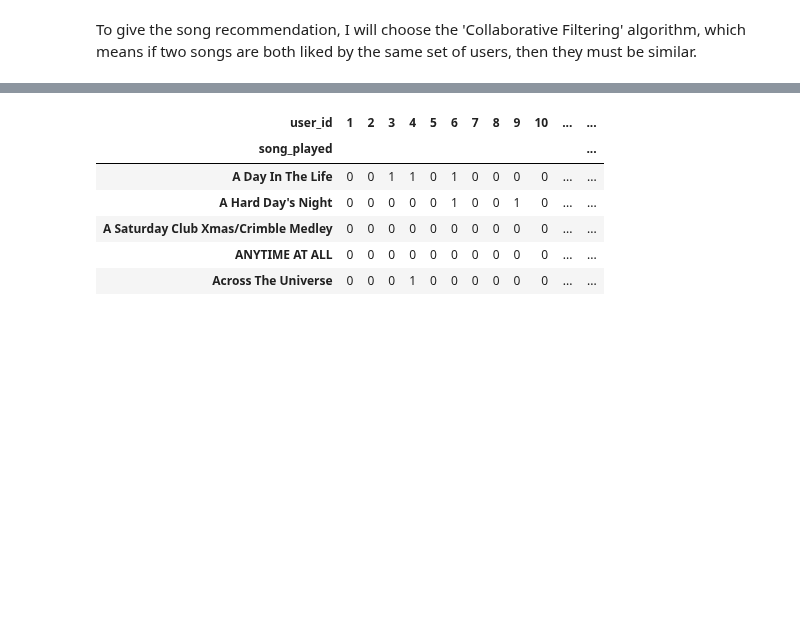
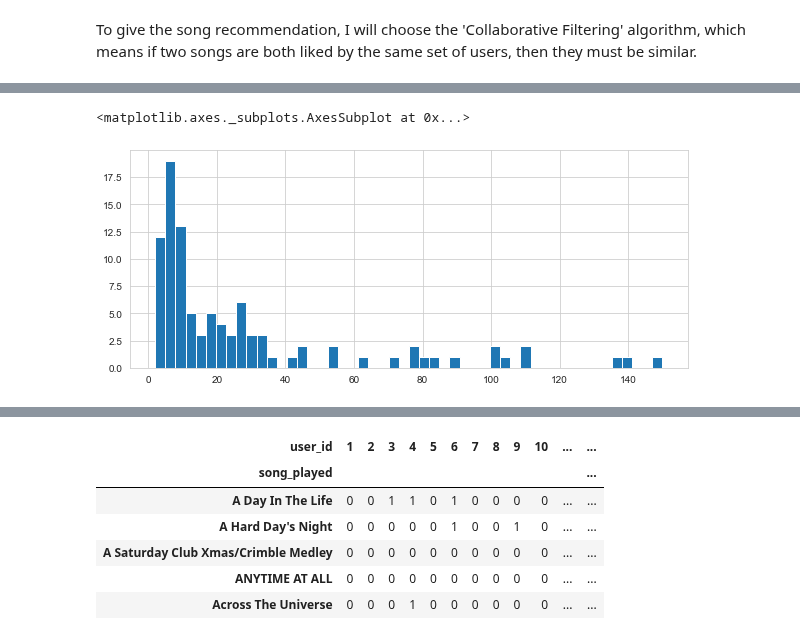
Before and after one commit to Aliciaworld/DS-TakeHomeChallenges, a Jupyter notebook: 08. Song Challenge.ipynb, the cells around one changed output, grey strips where cells are left out. Cells and saved outputs as stored; diff of their text form; code cells hidden in the pictures; blank space fills up the shorter version.

```diff
--- a/08. Song Challenge.ipynb
+++ b/08. Song Challenge.ipynb
@@ -204,0 +265,6 @@ To give the song recommendation, I will choose the 'Collaborative Filtering' alg
+# %%
+plt.figure(figsize=(10,4))
+count['count of people'].hist(bins=50)
+# %% [output]
+<matplotlib.axes._subplots.AxesSubplot at 0x...>
+[figure, added]
```
Also changed, not shown: parts of 19 cells of this notebook.
